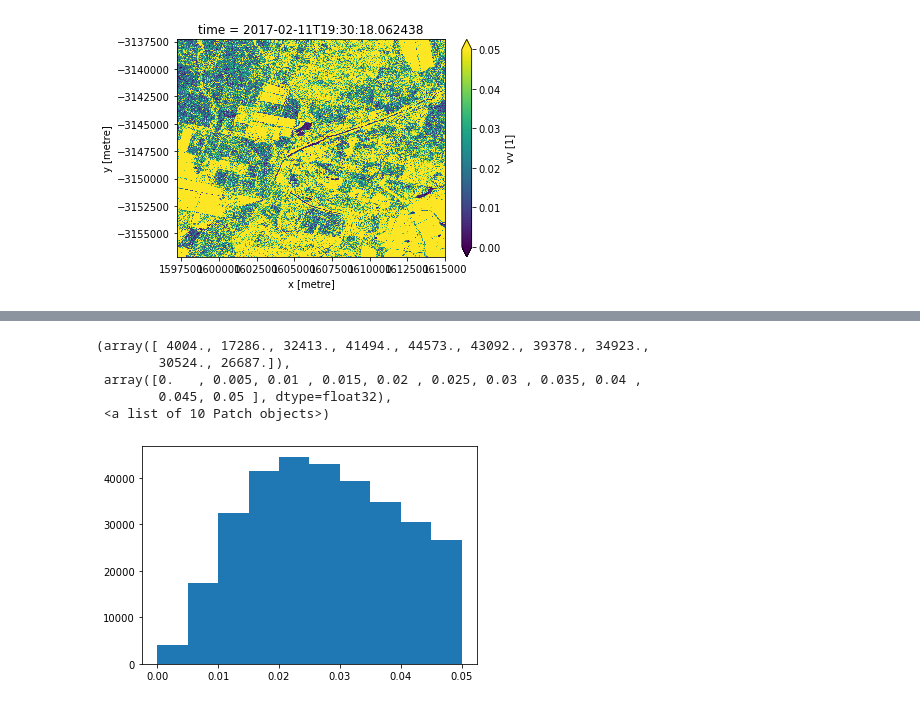
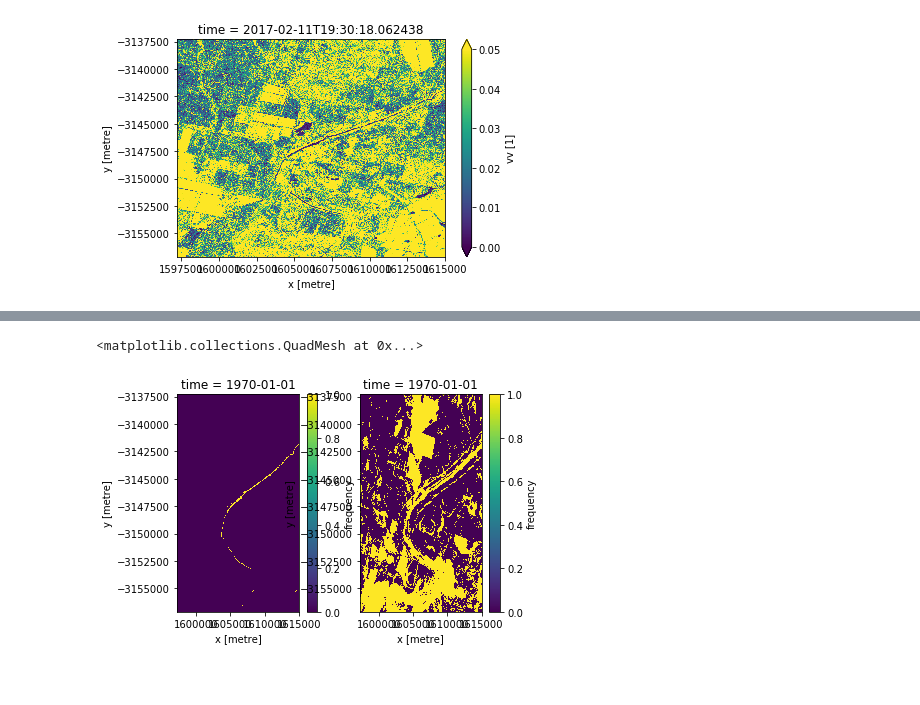
Before and after one commit to GeoscienceAustralia/dea-sar-flood-veg, a Jupyter notebook: notebooks/Example.ipynb, the cells around one changed output, grey strips where cells are left out. Drawn from its saved outputs; the diff is of its cells as text; code cells hidden in the pictures; blank space fills up the shorter version.

```diff
--- a/notebooks/Example.ipynb
+++ b/notebooks/Example.ipynb
@@ -9,6 +9,9 @@ lat, lon = -27.1544, 149.0677 # surat
 lat, lon = -28.034167, 148.581667 # st george
 
 radius = 0.08
+# %%
+threshold = dict(wofs_persistent = 0.8,
+                 wofs_historic = 0.001)
 # %% [markdown]
 ## Loading input data
 
@@ -65,9 +83,9 @@ plt.hist(sar.vv.values[open_water_expected.values], range=(0, 0.05))
-# %%
-plt.hist(sar.vv.values[~open_water_expected.values], range=(0, 0.05))
-# %% [output]
-(array([ 4004., 17286., 32413., 41494., 44573., 43092., 39378., 34923.,
-        30524., 26687.]),
- array([0.   , 0.005, 0.01 , 0.015, 0.02 , 0.025, 0.03 , 0.035, 0.04 ,
-        0.045, 0.05 ], dtype=float32),
- <a list of 10 Patch objects>)
-[figure, removed]
+# %%
+persistent = wofs_summary.frequency > threshold['wofs_persistent']
+historic = wofs_summary.frequency > threshold['wofs_historic']
+
+persistent.plot(ax=plt.subplot(1,2,1))
+historic.plot(ax=plt.subplot(1,2,2))
+# %% [output]
+<matplotlib.collections.QuadMesh at 0x...>
+[figure, added]
```
Also changed, not shown: parts of 11 cells of this notebook.
